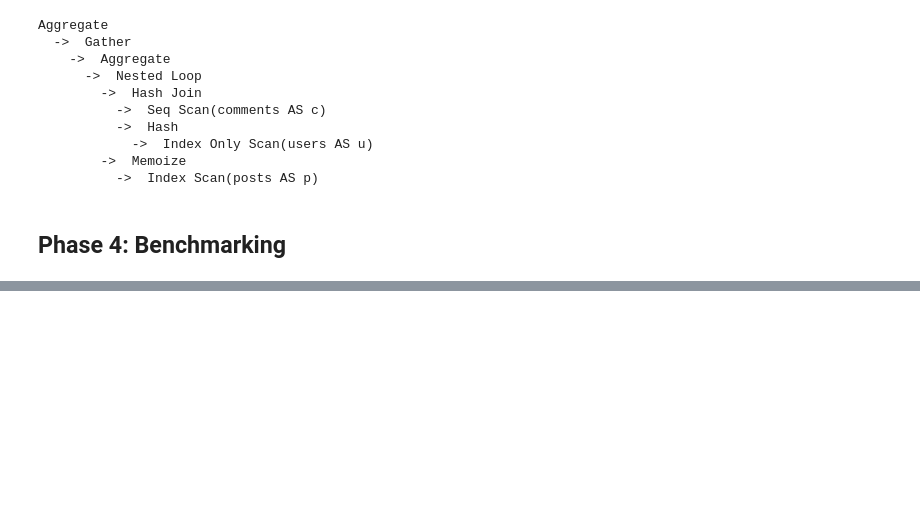
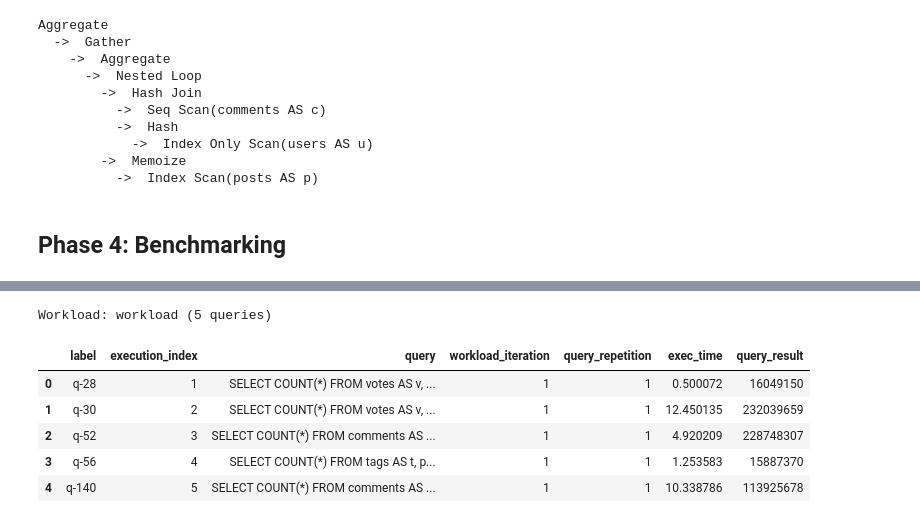
Before and after one commit to db-tu-dresden/SIGMOD25-OptimizerTutorial, a Jupyter notebook: examples/PostBOUND-Intro.ipynb, the cells around one changed output, grey strips where cells are left out. Cells and saved outputs as stored; diff of their text form; code cells hidden in the pictures; blank space fills up the shorter version.

```diff
--- a/examples/PostBOUND-Intro.ipynb
+++ b/examples/PostBOUND-Intro.ipynb
@@ -227,0 +376,17 @@ sns.barplot(avg_runtimes, x="label", y="exec_time")
+# %%
+test_workload = pb.workloads.read_workload("../workload/")
+test_workload
+# %% [output]
+Workload: workload (5 queries)
+# %%
+native_results = pb.execute_workload(
+    test_workload, pg_instance, timeout=15, include_labels=True
+)
+native_results
+# %% [output]
+|  | label | execution_index | query | workload_iteration | query_repetition | exec_time | query_result |
+| 0 | q-28 | 1 | SELECT COUNT(*) FROM votes AS v, ... | 1 | 1 | 0.500072 | 16049150 |
+| 1 | q-30 | 2 | SELECT COUNT(*) FROM votes AS v, ... | 1 | 1 | 12.450135 | 232039659 |
+| 2 | q-52 | 3 | SELECT COUNT(*) FROM comments AS ... | 1 | 1 | 4.920209 | 228748307 |
+| 3 | q-56 | 4 | SELECT COUNT(*) FROM tags AS t, p... | 1 | 1 | 1.253583 | 15887370 |
+| 4 | q-140 | 5 | SELECT COUNT(*) FROM comments AS ... | 1 | 1 | 10.338786 | 113925678 |
```
Also changed, not shown: parts of 25 cells of this notebook.
